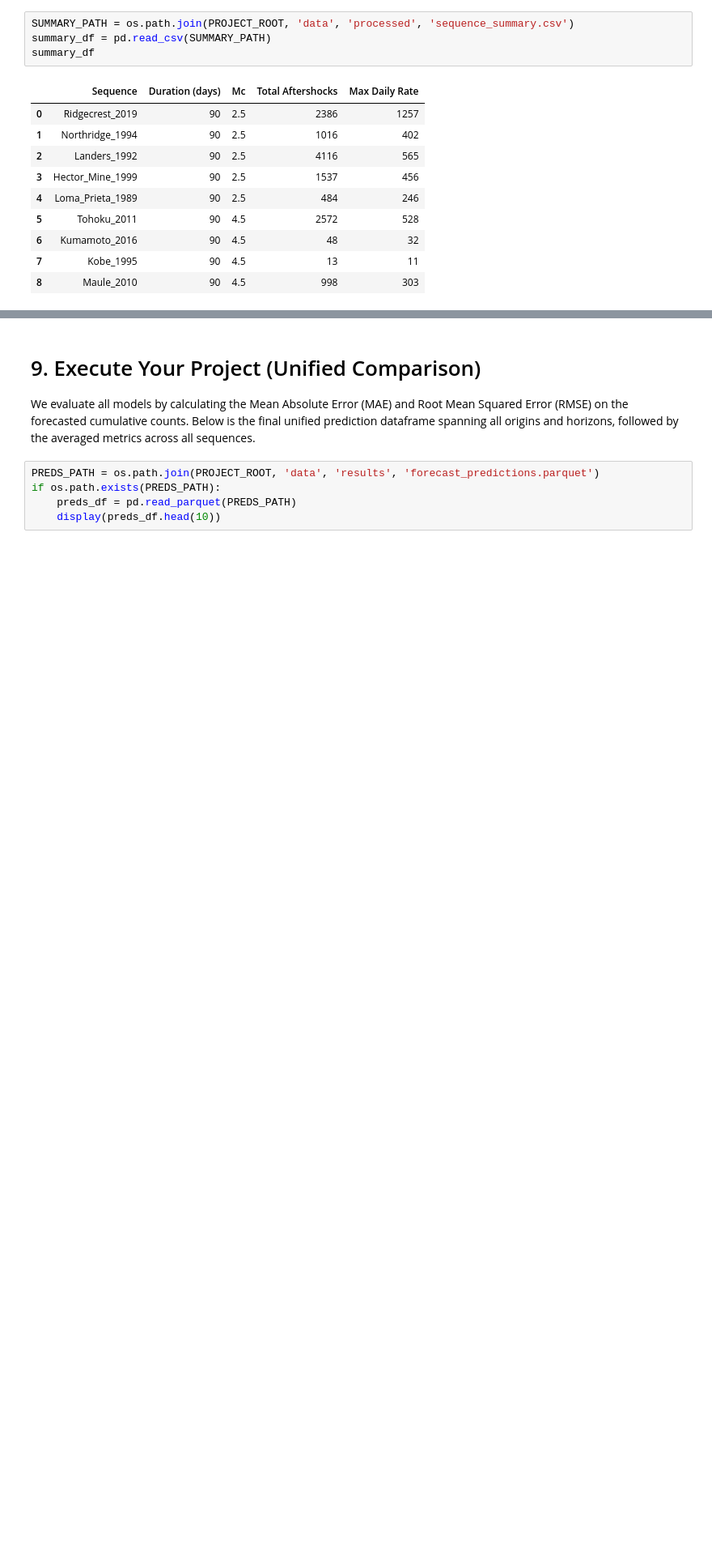
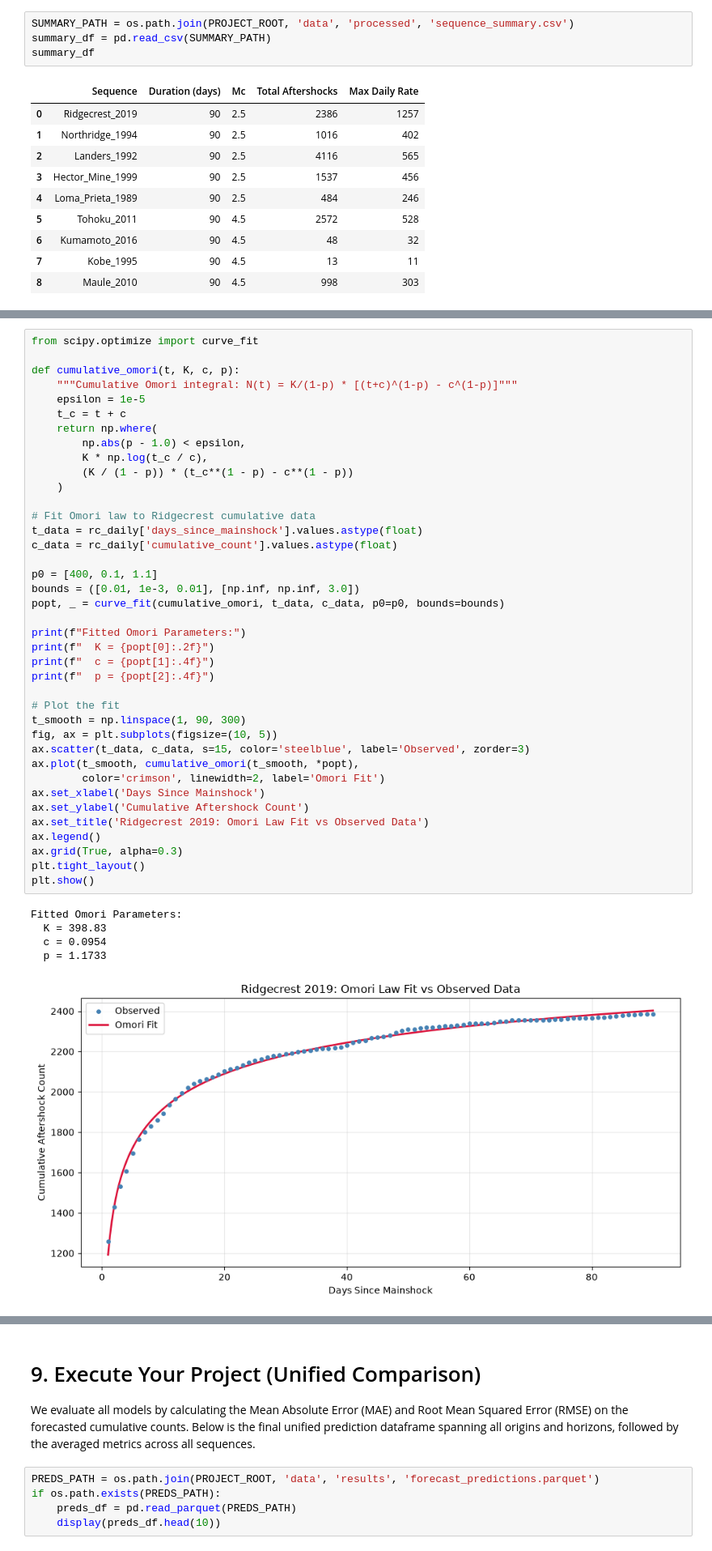
Before and after one commit to cronenberg64/aftershock-decay-forecasting, a Jupyter notebook: notebooks/capstone_main.ipynb, the cells around one changed output, grey strips where cells are left out. Shown at 81% size. Cells and saved outputs as stored; diff of their text form; blank space fills up the shorter version.

```diff
--- a/notebooks/capstone_main.ipynb
+++ b/notebooks/capstone_main.ipynb
@@ -238,0 +251,45 @@ We applied the following suite of models using rolling-origin cross-validation (
+# %%
+from scipy.optimize import curve_fit
+
+def cumulative_omori(t, K, c, p):
+    """Cumulative Omori integral: N(t) = K/(1-p) * [(t+c)^(1-p) - c^(1-p)]"""
+    epsilon = 1e-5
+    t_c = t + c
+    return np.where(
+        np.abs(p - 1.0) < epsilon,
+        K * np.log(t_c / c),
+        (K / (1 - p)) * (t_c**(1 - p) - c**(1 - p))
+    )
+
+# Fit Omori law to Ridgecrest cumulative data
+t_data = rc_daily['days_since_mainshock'].values.astype(float)
+c_data = rc_daily['cumulative_count'].values.astype(float)
+
+p0 = [400, 0.1, 1.1]
+bounds = ([0.01, 1e-3, 0.01], [np.inf, np.inf, 3.0])
+popt, _ = curve_fit(cumulative_omori, t_data, c_data, p0=p0, bounds=bounds)
+
+print(f"Fitted Omori Parameters:")
+print(f"  K = {popt[0]:.2f}")
+print(f"  c = {popt[1]:.4f}")
+print(f"  p = {popt[2]:.4f}")
+
+# Plot the fit
+t_smooth = np.linspace(1, 90, 300)
+fig, ax = plt.subplots(figsize=(10, 5))
+ax.scatter(t_data, c_data, s=15, color='steelblue', label='Observed', zorder=3)
+ax.plot(t_smooth, cumulative_omori(t_smooth, *popt),
+        color='crimson', linewidth=2, label='Omori Fit')
+ax.set_xlabel('Days Since Mainshock')
+ax.set_ylabel('Cumulative Aftershock Count')
+ax.set_title('Ridgecrest 2019: Omori Law Fit vs Observed Data')
+ax.legend()
+ax.grid(True, alpha=0.3)
+plt.tight_layout()
+plt.show()
+# %% [output]
+Fitted Omori Parameters:
+  K = 398.83
+  c = 0.0954
+  p = 1.1733
+[figure, added]
```
Also changed, not shown: parts of 101 cells of this notebook, 3 other files.
